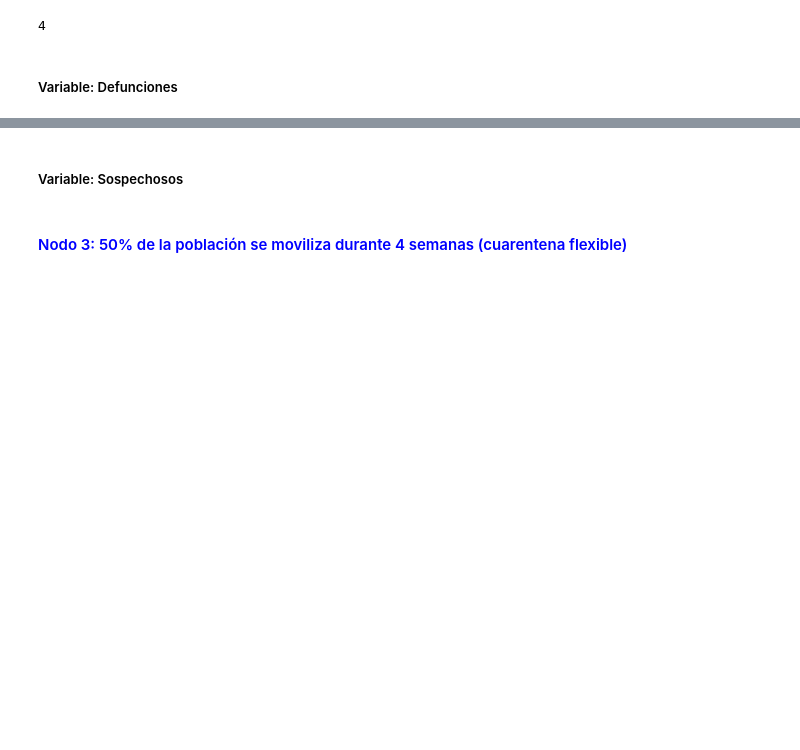
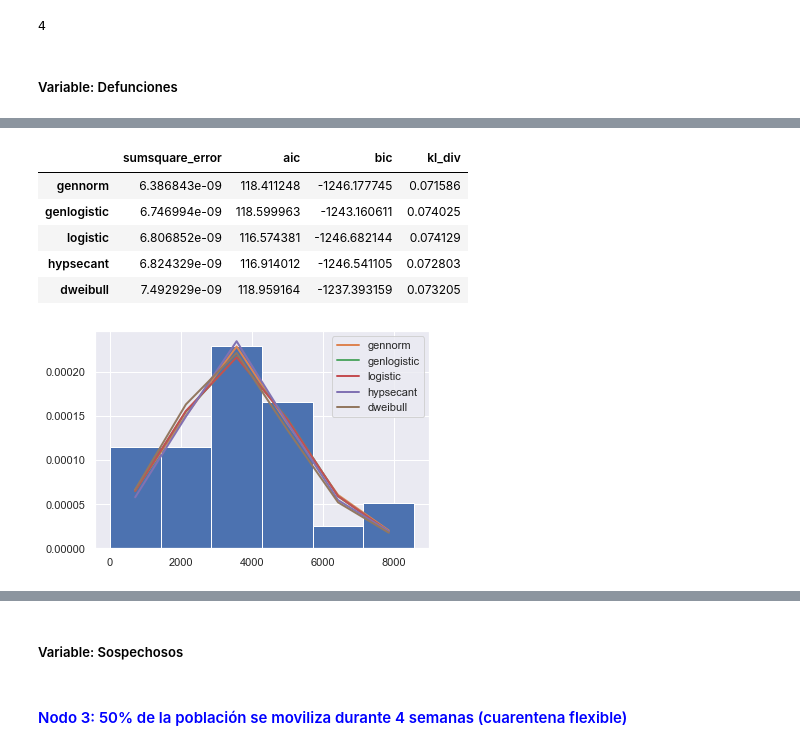
Before and after one commit to Miriam1999/proyecto_modulo1, a Jupyter notebook: ProyectoModulo1_MedellínM_OrtizM.ipynb, the cells around one changed output, grey strips where cells are left out. Cells and saved outputs as stored; diff of their text form; code cells hidden in the pictures; blank space fills up the shorter version.

```diff
--- a/ProyectoModulo1_MedellínM_OrtizM.ipynb
+++ b/ProyectoModulo1_MedellínM_OrtizM.ipynb
@@ -563,0 +590,5 @@ classification(sim5.iloc[-1][0], data_hospitalizados["Hospitalizados"])
+# %%
+# Encontrar si es que hay, las primeras 3 distribuciones que mejor se ajusten a los datos
+x3 = np.array(data_defunciones).flatten()
+fitter(x3)
+# %% [output]
@@ -563,0 +613,7 @@ classification(sim5.iloc[-1][0], data_hospitalizados["Hospitalizados"])
+|  | sumsquare_error | aic | bic | kl_div |
+| gennorm | 6.386843e-09 | 118.411248 | -1246.177745 | 0.071586 |
+| genlogistic | 6.746994e-09 | 118.599963 | -1243.160611 | 0.074025 |
+| logistic | 6.806852e-09 | 116.574381 | -1246.682144 | 0.074129 |
+| hypsecant | 6.824329e-09 | 116.914012 | -1246.541105 | 0.072803 |
+| dweibull | 7.492929e-09 | 118.959164 | -1237.393159 | 0.073205 |
+[figure, added]
```
Also changed, not shown: parts of 14 cells of this notebook, 2 other files.
